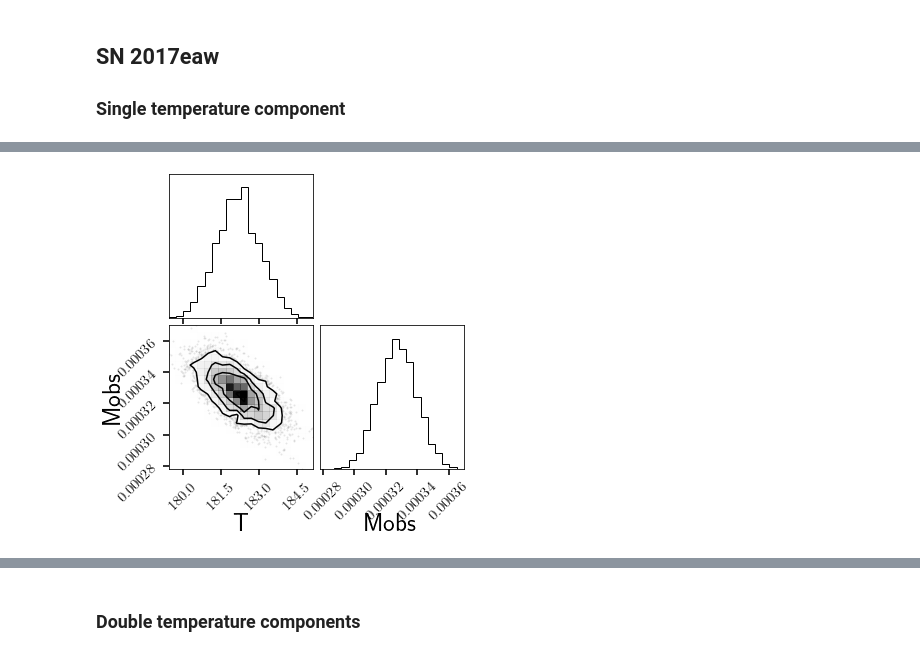
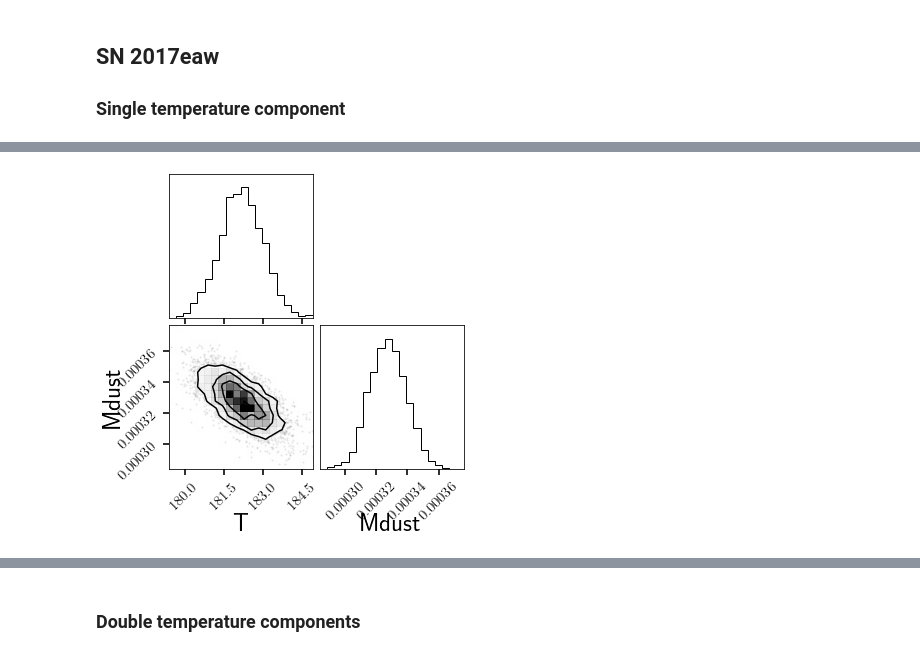
Before and after one commit to slowdivePTG/Astro_448_Project, a Jupyter notebook: dust.ipynb, the cells around one changed output, grey strips where cells are left out. Saved outputs shown, nothing was run; the diff lists cells and outputs as text; code cells hidden in the pictures.

```diff
--- a/dust.ipynb
+++ b/dust.ipynb
@@ -110,3 +106,10 @@ def B_lam(lam, T):
     hc = (1 * c.h * c.c**2 / u.AA**5).to('erg*cm**-2*s**-1*AA**-1').value
     hc_k = (1 * c.h * c.c / u.AA / c.k_B / u.Kelvin).cgs.value
     return 2 * hc / lam**5 / (np.exp(hc_k / lam / T) - 1)
+
+
+def P_esc(tau):
+    return 3/(4 * tau) * (1 - 1/(2 * tau**2) + (1/tau + 1/(2 * tau**2)) * np.exp(-2 * tau))
+
+plt.plot(np.logspace(-3, 1.8, 100), P_esc(np.logspace(-3, 1.8, 100)))
+plt.yscale('log')
@@ -266,0 +393,4 @@ plot_model(trace_04et_C_d, Flam_04et, Flam_unc_04et)
+# %%
+trace_04et_C_d_tau = double_T_model(kappa_C, Flam_04et, Flam_unc_04et,
+                                    T2_mu=1500, T2_sig=500, T_thres=500,
+                                    fix_tau=False, log_R_mu=np.log10(3e17), n_tune=2000)
@@ -266,0 +431,16 @@ plot_model(trace_04et_C_d, Flam_04et, Flam_unc_04et)
+# %%
+ax = plot_Fnu(trace_04et_C_d_tau, Flam_04et, Flam_unc_04et, plot_prediction=True)
+ax.set_xscale('log')
+ax.set_yscale('log')
+ax.set_ylim(2e-2, 3e3)
+
+ax_mag = ax.twinx()
+ax_mag.set_ylim(-2.5*np.log10(np.array(ax.get_ylim())*1e-6/3631))
+ax_mag.set_ylabel(r'$m_\mathrm{AB}\ [\mathrm{mag}]$')
+
+ax_lam = ax.twiny()
+ax_lam.set_xlim(2.99792458e10 / np.array(ax.get_xlim()) * 1e4)
+ax_lam.set_xlabel(r'$\lambda\ [\mu\mathrm{m}]$')
+ax_lam.set_xscale('log')
+
+plt.savefig('04et_pred_tau.pdf', bbox_inches='tight')
@@ -266,0 +457,5 @@ plot_model(trace_04et_C_d, Flam_04et, Flam_unc_04et)
+# %%
+fig = corner.corner(trace_04et_C_d_tau, var_names=['T1', 'T2', 'log_Mdust1', 'log_Mdust2', 'R', 'Mdust'])
+for ax in fig.axes:
+    ax.xaxis.set_tick_params(labelsize = 15)
+    ax.yaxis.set_tick_params(labelsize = 15)
@@ -283,7 +485,7 @@ The acceptance probability does not match the target. It is 0.8801, but should b
 # %%
-fig = corner.corner(trace_17eaw_Si_s, var_names=['T', 'Mobs'])
+fig = corner.corner(trace_17eaw_Si_s, var_names=['T', 'Mdust'])
 for ax in fig.axes:
     ax.xaxis.set_tick_params(labelsize = 15)
     ax.yaxis.set_tick_params(labelsize = 15)
 # %% [output]
-[figure, old version]
+[figure, new version]
```
Also changed, not shown: parts of 42 cells of this notebook, 18 other files.
